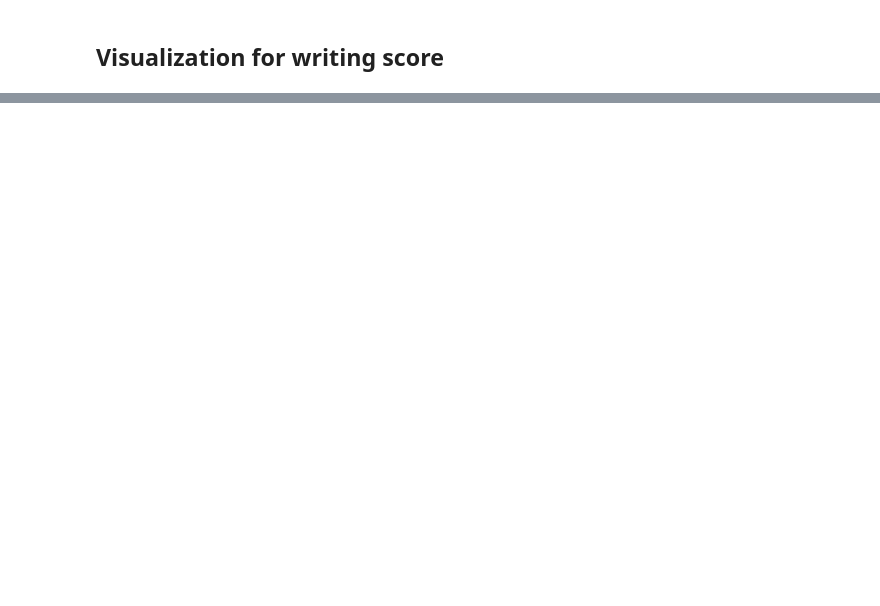
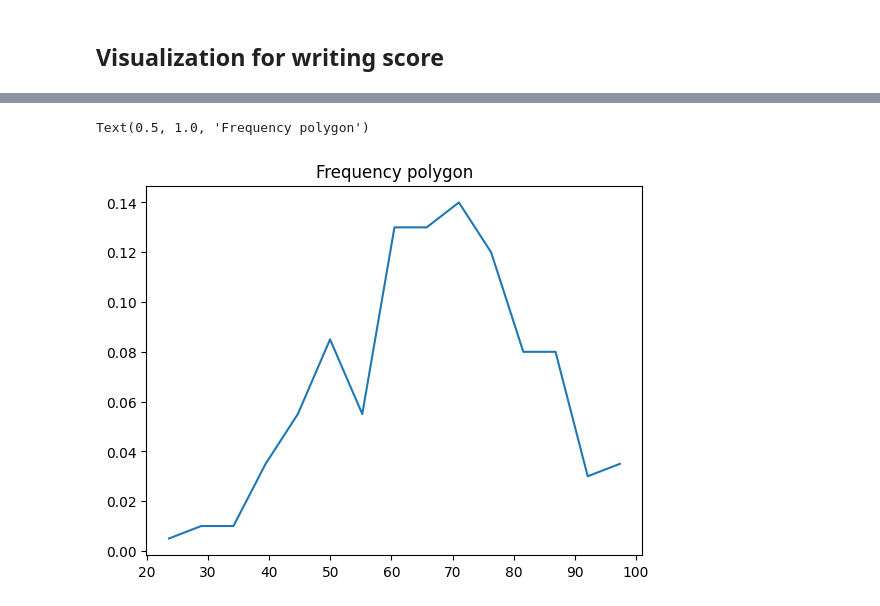
Before and after one commit to KVitaliiy/mathematical_statistic, a Jupyter notebook: lab1-data_preprocessing/lab1.ipynb, the cells around one changed output, grey strips where cells are left out. Drawn from its saved outputs; the diff is of its cells as text; code cells hidden in the pictures; blank space fills up the shorter version.

```diff
--- a/lab1-data_preprocessing/lab1.ipynb
+++ b/lab1-data_preprocessing/lab1.ipynb
@@ -128,4 +139,4 @@ Name: writing score, dtype: float64
 # %%
-points = [(a[i] + a[i + 1]) / 2 for i in range(intervals_count)]
-points
+writing_points = [(writing_a[i] + writing_a[i + 1]) / 2 for i in range(writing_intervals_count)]
+writing_points
 # %% [output]
@@ -224,0 +264,7 @@ expect_square_writing_score = (points * frequency) * points
+# %%
+fig, ax = plt.subplots()
+ax.plot(writing_points, writing_frequency)
+ax.set_title('Frequency polygon')
+# %% [output]
+Text(0.5, 1.0, 'Frequency polygon')
+[figure, added]
```
Also changed, not shown: parts of 64 cells of this notebook.
